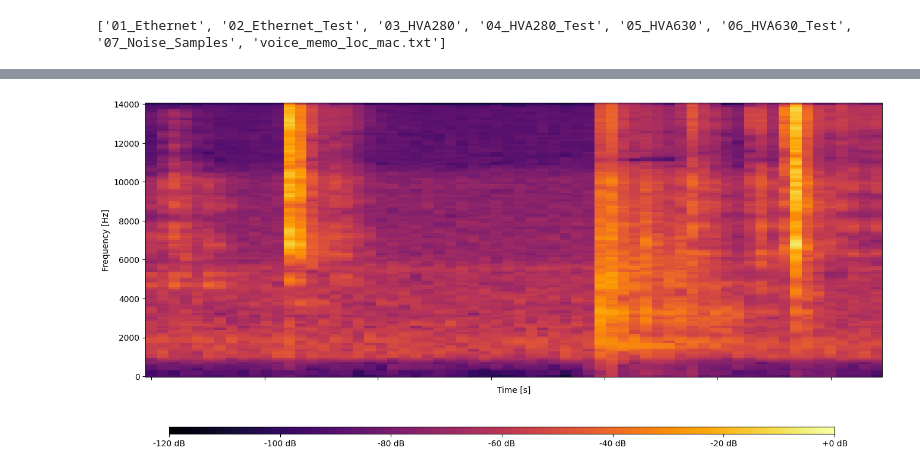
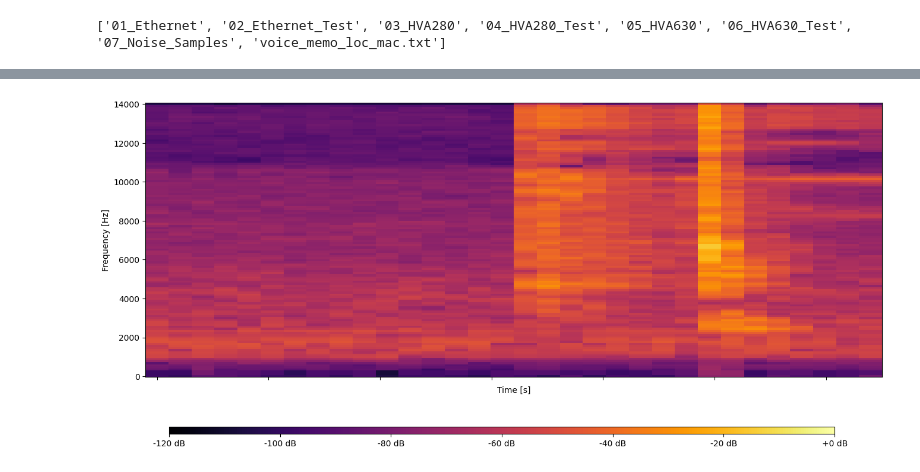
Before and after one commit to matteoseidl/Electrical_Connector_Click-Event_Detection, a Jupyter notebook: 02_Data_Augmentation/mixClicksWithRecordedNose.ipynb, the cells around one changed output, grey strips where cells are left out. Drawn from its saved outputs; the diff is of its cells as text; code cells hidden in the pictures.

```diff
--- a/02_Data_Augmentation/mixClicksWithRecordedNose.ipynb
+++ b/02_Data_Augmentation/mixClicksWithRecordedNose.ipynb
@@ -270,11 +279,11 @@ for i in range(len(spec_chunks_click_augmented_dB)):
 # %%
 # plot augmented samples
 
-augmented_chunk_id_to_plot = 2000
+augmented_chunk_id_to_plot = 0
 
 spectrogramPlotter.plot_single_mel_spectrogram(spec_chunks_click_augmented_dB[augmented_chunk_id_to_plot], top_dB_abs, f_min, f_max, n_mels)
 # %% [output]
-[figure, old version]
+[figure, new version]
 # %%
 # create label array with the length of the augmented samples
 
```
Also changed, not shown: parts of 8 cells of this notebook.
